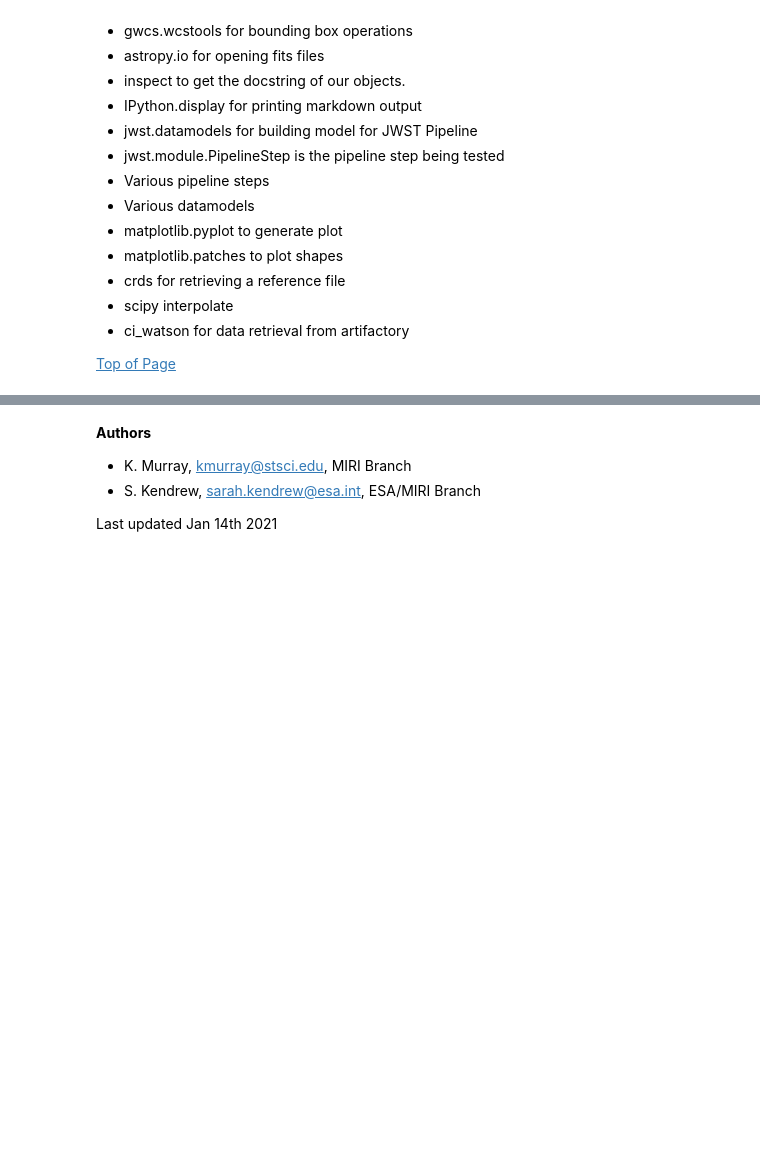
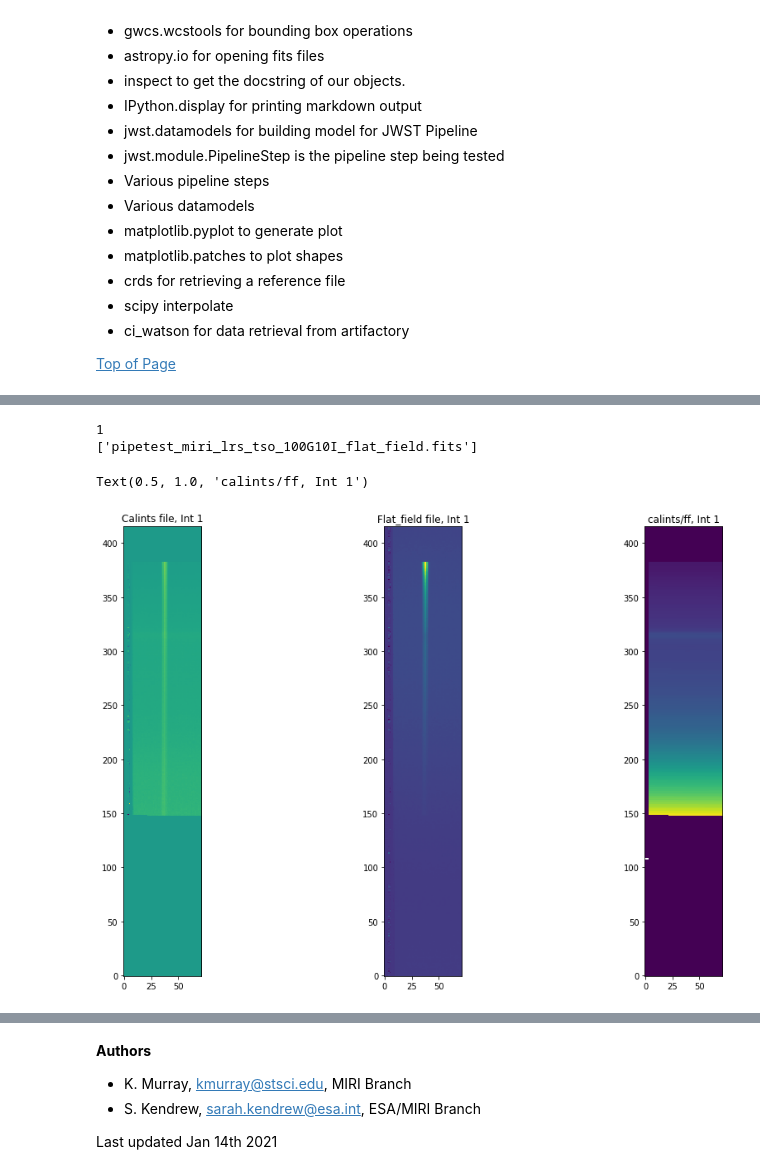
Before and after one commit to spacetelescope/jwst_validation_notebooks, a Jupyter notebook: jwst_validation_notebooks/photom/photom_miri_lrs_slitless.ipynb, the cells around one changed output, grey strips where cells are left out. Saved outputs shown, nothing was run; the diff lists cells and outputs as text; code cells hidden in the pictures; blank space fills up the shorter version.

Commit message:
progress on photom and extract1d notebooks

```diff
--- a/jwst_validation_notebooks/photom/photom_miri_lrs_slitless.ipynb
+++ b/jwst_validation_notebooks/photom/photom_miri_lrs_slitless.ipynb
@@ -86,0 +96,7 @@ plt.colorbar()
+# %%
+#pipe2 = Spec2Pipeline()
+#pipe2.flat_field.save_results = True
+#pipe2.extract_1d.skip= True
+
+sp2 = Spec2Pipeline.call(det1_ints, config_file='../cfg_files/calwebb_tso-spec2.cfg', steps={'flat_field': {'save_results': True}, 'extract_1d': {'skip': True}})
+print(sp2)
@@ -86,0 +122,20 @@ plt.colorbar()
+# %%
+print(len(sp2))
+ffile = glob.glob('pipetest*_flat_field.fits')
+print(ffile)
+
+ff = datamodels.open(ffile[0])
+fig, ax = plt.subplots(nrows=1, ncols=3, figsize=[16,10])
+ax[0].imshow(sp2[0].data[0,:,:], origin='lower', interpolation='None')
+ax[0].set_title('Calints file, Int 1')
+
+ax[1].imshow(ff.data[0,:,:], origin='lower', interpolation='None')
+ax[1].set_title('Flat_field file, Int 1')
+
+ax[2].imshow(sp2[0].data[0,:,:]/ff.data[0,:,:], origin='lower', interpolation='None')
+ax[2].set_title('calints/ff, Int 1')
+# %% [output]
+1
+['pipetest_miri_lrs_tso_100G10I_flat_field.fits']
+Text(0.5, 1.0, 'calints/ff, Int 1')
+[figure, added]
```
Also changed, not shown: parts of 16 cells of this notebook, 3 other files.
